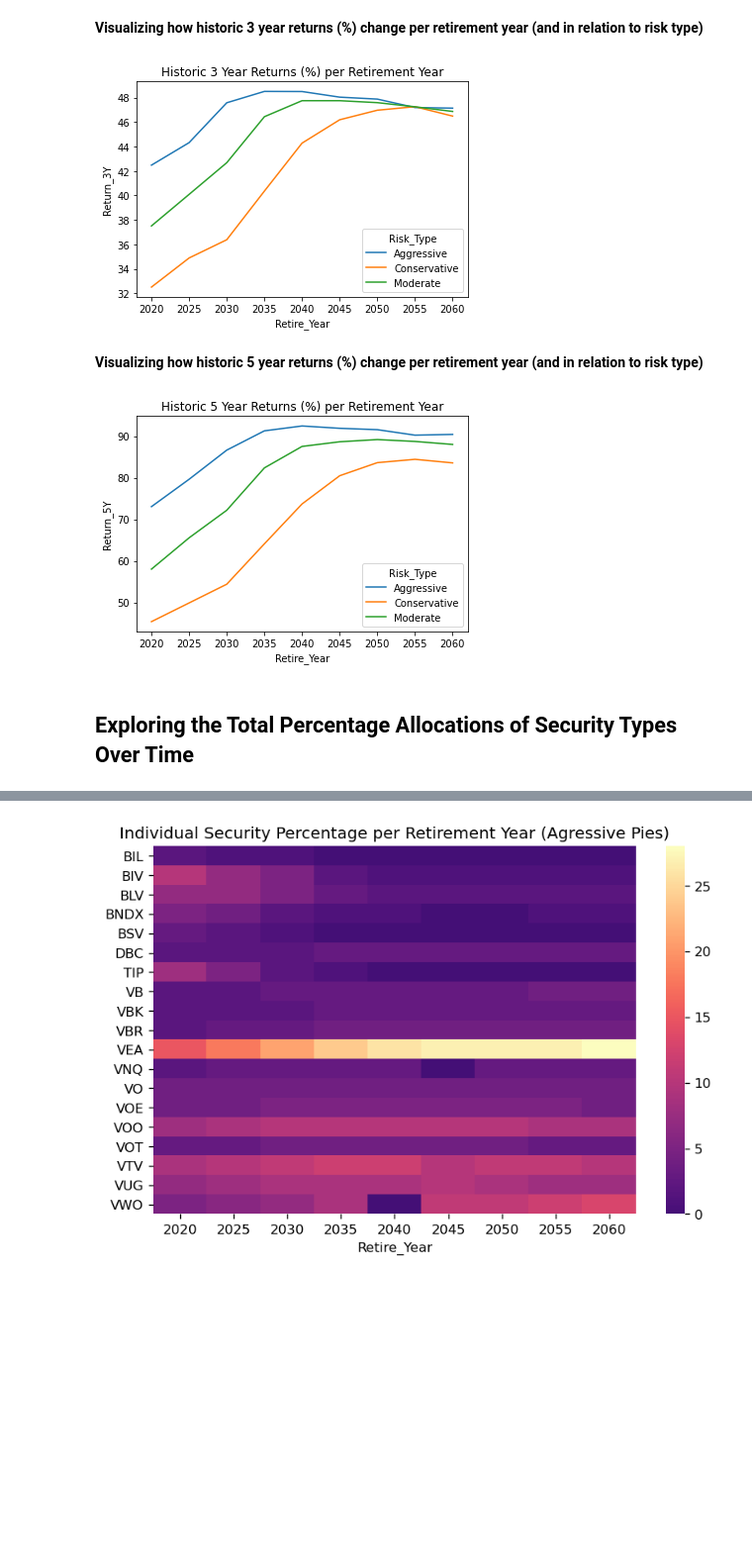
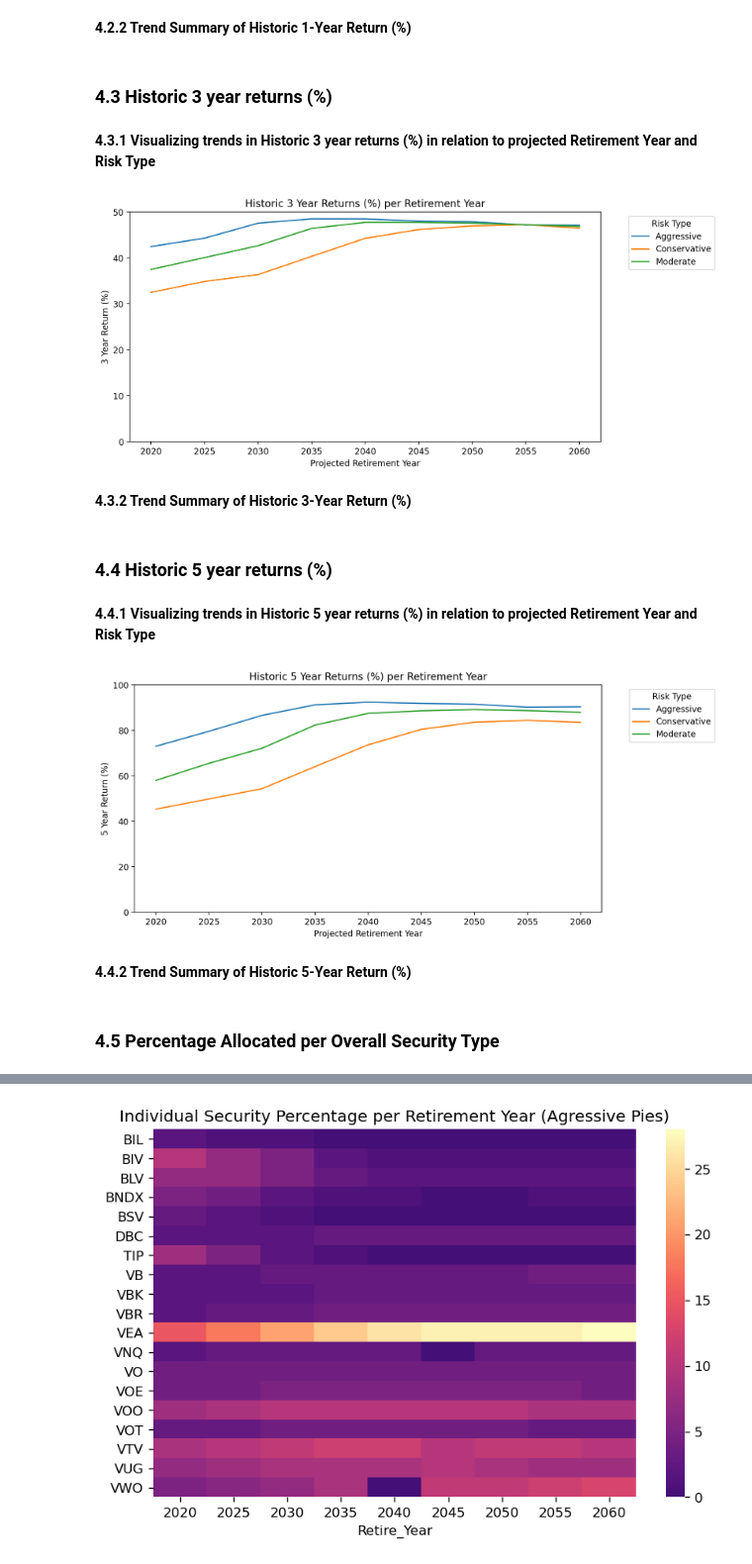
Before and after one commit to AvinashBisram/Data-Analysis-Projects, a Jupyter notebook: M1 Expert Pie Analysis.ipynb, the cells around one changed output, grey strips where cells are left out. Shown at 99% size. Cells and saved outputs as stored; diff of their text form; code cells hidden in the pictures; blank space fills up the shorter version.

```diff
--- a/M1 Expert Pie Analysis.ipynb
+++ b/M1 Expert Pie Analysis.ipynb
@@ -33,0 +112,7 @@ raw = raw.fillna(0)
+# %%
+raw['BIL'] = raw['BIL'].astype('int64')
+raw['BNDX'] = raw['BNDX'].astype('int64')
+raw['BSV'] = raw['BSV'].astype('int64')
+raw['TIP'] = raw['TIP'].astype('int64')
+raw['VNQ'] = raw['VNQ'].astype('int64')
+raw['VWO'] = raw['VWO'].astype('int64')
@@ -59,3 +230,5 @@ plt.ylim(0,40);
 # %%
 # Which 5 pies have the smallest 1 year returns? (2020-2035 Conservative/Moderate: avg 17.386)
 #raw[['Retire_Year', 'Risk_Type', 'Return_1Y']].nsmallest(n=5, columns="Return_1Y")
+# %% [markdown]
+<b>4.2.2 Trend Summary of Historic 1-Year Return (%)</b>
@@ -62,13 +237,22 @@ plt.ylim(0,40);
+# %% [markdown]
+### 4.3 Historic 3 year returns (%)
 # %% [markdown]
-<b>Visualizing how historic 3 year returns (%) change per retirement year (and in relation to risk type)</b>
+<b>4.3.1 Visualizing trends in Historic 3 year returns (%) in relation to projected Retirement Year and Risk Type</b>
 # %%
+plt.figure(figsize=(10,5), dpi=200)
 plt.title("Historic 3 Year Returns (%) per Retirement Year")
 sns.lineplot(data=raw, x='Retire_Year',  y='Return_3Y', hue='Risk_Type');
+plt.xlabel('Projected Retirement Year')
+plt.ylabel('3 Year Return (%)')
+plt.legend(title='Risk Type', loc='upper left', bbox_to_anchor=(1.05,1))
+plt.ylim(0,50);
 # %% [output]
-[figure, old version]
+[figure, new version]
 # %%
 # Which 5 pies have the largest 3 year returns? (2035-2050 Aggressive/Moderate: avg 48.136)
 #raw[['Retire_Year', 'Risk_Type', 'Return_3Y']].nlargest(n=5, columns="Return_3Y")
 # %%
 # Which 5 pies have the smallest 3 year returns? (2020-2030 Conservative/Moderate: avg 36.276)
 #raw[['Retire_Year', 'Risk_Type', 'Return_3Y']].nsmallest(n=5, columns="Return_3Y")
+# %% [markdown]
+<b>4.3.2 Trend Summary of Historic 3-Year Return (%)</b>
@@ -75,13 +261,22 @@ sns.lineplot(data=raw, x='Retire_Year',  y='Return_3Y', hue='Risk_Type');
+# %% [markdown]
+### 4.4 Historic 5 year returns (%)
 # %% [markdown]
-<b>Visualizing how historic 5 year returns (%) change per retirement year (and in relation to risk type)</b>
+<b>4.4.1 Visualizing trends in Historic 5 year returns (%) in relation to projected Retirement Year and Risk Type</b>
 # %%
+plt.figure(figsize=(10,5), dpi=200)
 plt.title("Historic 5 Year Returns (%) per Retirement Year")
 sns.lineplot(data=raw, x='Retire_Year', y='Return_5Y', hue='Risk_Type');
+plt.xlabel('Projected Retirement Year')
+plt.ylabel('5 Year Return (%)')
+plt.legend(title='Risk Type', loc='upper left', bbox_to_anchor=(1.05,1))
+plt.ylim(0,100);
 # %% [output]
-[figure, old version]
+[figure, new version]
 # %%
 # Which 5 pies have the largest 5 year returns? (2035-2060 Aggressive: avg 91.52)
 #raw[['Retire_Year', 'Risk_Type', 'Return_5Y']].nlargest(n=5, columns="Return_5Y")
 # %%
 # Which 5 pies have the smallest 5 year returns? (2020-2035 Conservative/Moderate: avg 54.346)
 #raw[['Retire_Year', 'Risk_Type', 'Return_5Y']].nsmallest(n=5, columns="Return_5Y")
+# %% [markdown]
+<b>4.4.2 Trend Summary of Historic 5-Year Return (%)</b>
@@ -88,2 +285,2 @@ sns.lineplot(data=raw, x='Retire_Year', y='Return_5Y', hue='Risk_Type');
 # %% [markdown]
-<h2>Exploring the Total Percentage Allocations of Security Types Over Time</h2>
+### 4.5 Percentage Allocated per Overall Security Type
```
Also changed, not shown: parts of 91 cells of this notebook.
